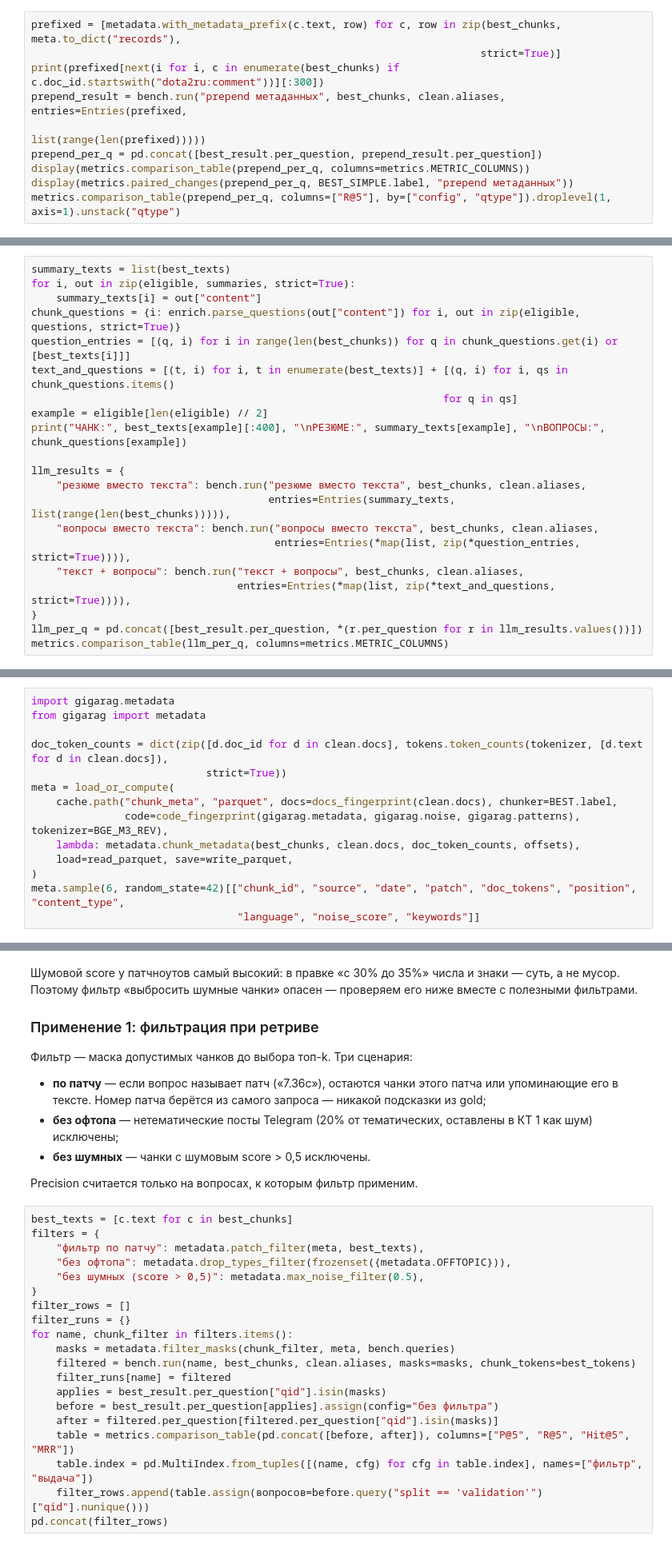
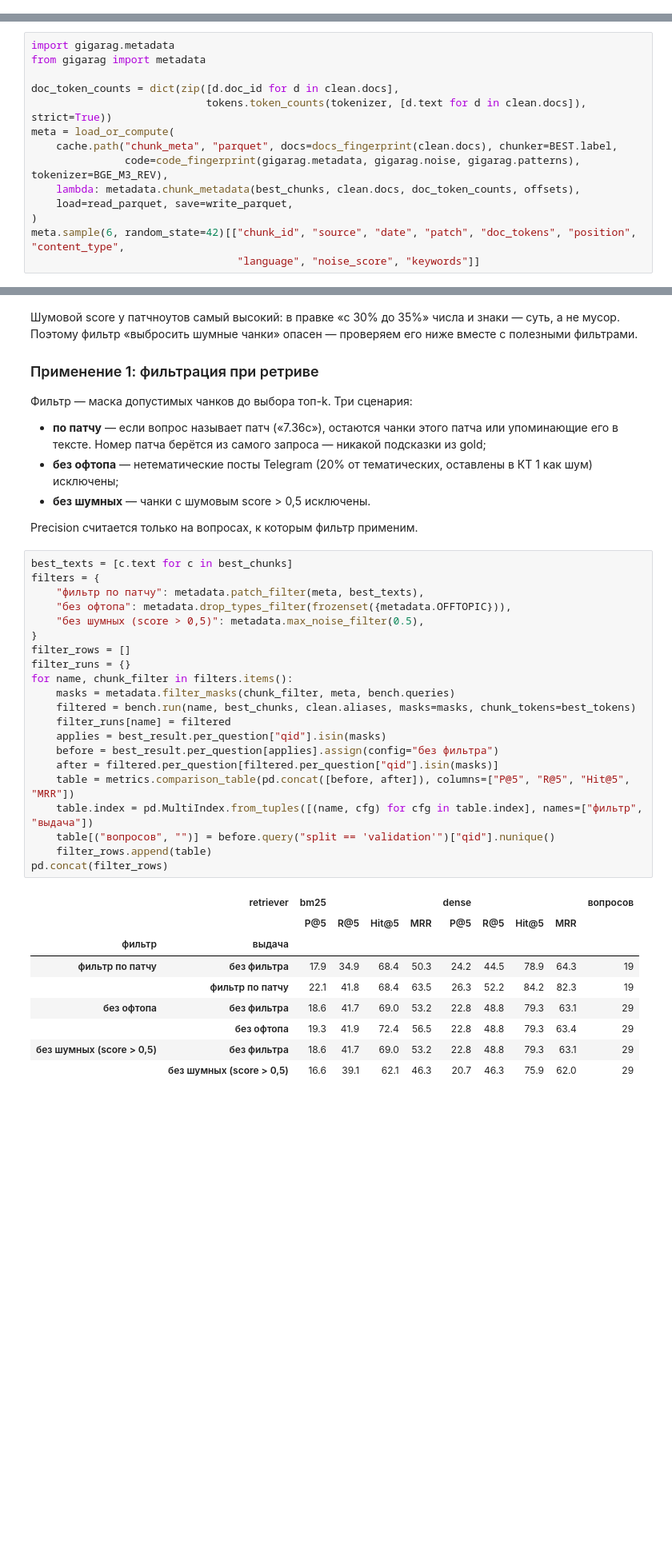
Before and after one commit to dftpnd/gigaschool-rag, a Jupyter notebook: notebooks/kt2_chunking.ipynb, the cells around one changed output, grey strips where cells are left out. Shown at 80% size. Saved outputs shown, nothing was run; the diff lists cells and outputs as text; blank space fills up the shorter version.

```diff
--- a/notebooks/kt2_chunking.ipynb
+++ b/notebooks/kt2_chunking.ipynb
@@ -611,10 +536,0 @@ pd.concat(filter_rows).round(1)
-# %%
-prefixed = [metadata.with_metadata_prefix(c.text, row) for c, row in zip(best_chunks, meta.to_dict("records"),
-                                                                        strict=True)]
-print(prefixed[next(i for i, c in enumerate(best_chunks) if c.doc_id.startswith("dota2ru:comment"))][:300])
-prepend_result = bench.run("prepend метаданных", best_chunks, clean.aliases, entries=Entries(prefixed,
-                                                                                            list(range(len(prefixed)))))
-prepend_per_q = pd.concat([best_result.per_question, prepend_result.per_question])
-display(metrics.comparison_table(prepend_per_q, columns=metrics.METRIC_COLUMNS))
-display(metrics.paired_changes(prepend_per_q, BEST_SIMPLE.label, "prepend метаданных"))
-metrics.comparison_table(prepend_per_q, columns=["R@5"], by=["config", "qtype"]).droplevel(1, axis=1).unstack("qtype")
@@ -668,21 +536,0 @@ llm_cost
-# %%
-summary_texts = list(best_texts)
-for i, out in zip(eligible, summaries, strict=True):
-    summary_texts[i] = out["content"]
-chunk_questions = {i: enrich.parse_questions(out["content"]) for i, out in zip(eligible, questions, strict=True)}
-question_entries = [(q, i) for i in range(len(best_chunks)) for q in chunk_questions.get(i) or [best_texts[i]]]
-text_and_questions = [(t, i) for i, t in enumerate(best_texts)] + [(q, i) for i, qs in chunk_questions.items()
-                                                                  for q in qs]
-example = eligible[len(eligible) // 2]
-print("ЧАНК:", best_texts[example][:400], "\nРЕЗЮМЕ:", summary_texts[example], "\nВОПРОСЫ:", chunk_questions[example])
-
-llm_results = {
-    "резюме вместо текста": bench.run("резюме вместо текста", best_chunks, clean.aliases,
-                                      entries=Entries(summary_texts, list(range(len(best_chunks))))),
-    "вопросы вместо текста": bench.run("вопросы вместо текста", best_chunks, clean.aliases,
-                                       entries=Entries(*map(list, zip(*question_entries, strict=True)))),
-    "текст + вопросы": bench.run("текст + вопросы", best_chunks, clean.aliases,
-                                 entries=Entries(*map(list, zip(*text_and_questions, strict=True)))),
-}
-llm_per_q = pd.concat([best_result.per_question, *(r.per_question for r in llm_results.values())])
-metrics.comparison_table(llm_per_q, columns=metrics.METRIC_COLUMNS)
@@ -758,8 +551,8 @@ final
 import gigarag.metadata
 from gigarag import metadata
 
-doc_token_counts = dict(zip([d.doc_id for d in clean.docs], tokens.token_counts(tokenizer, [d.text for d in clean.docs]),
-                            strict=True))
+doc_token_counts = dict(zip([d.doc_id for d in clean.docs],
+                            tokens.token_counts(tokenizer, [d.text for d in clean.docs]), strict=True))
 meta = load_or_compute(
     cache.path("chunk_meta", "parquet", docs=docs_fingerprint(clean.docs), chunker=BEST.label,
                code=code_fingerprint(gigarag.metadata, gigarag.noise, gigarag.patterns), tokenizer=BGE_M3_REV),
@@ -790,23 +600,34 @@ Precision считается только на вопросах, к которы
 # %%
 best_texts = [c.text for c in best_chunks]
 filters = {
     "фильтр по патчу": metadata.patch_filter(meta, best_texts),
     "без офтопа": metadata.drop_types_filter(frozenset({metadata.OFFTOPIC})),
     "без шумных (score > 0,5)": metadata.max_noise_filter(0.5),
 }
 filter_rows = []
 filter_runs = {}
 for name, chunk_filter in filters.items():
     masks = metadata.filter_masks(chunk_filter, meta, bench.queries)
     filtered = bench.run(name, best_chunks, clean.aliases, masks=masks, chunk_tokens=best_tokens)
     filter_runs[name] = filtered
     applies = best_result.per_question["qid"].isin(masks)
     before = best_result.per_question[applies].assign(config="без фильтра")
     after = filtered.per_question[filtered.per_question["qid"].isin(masks)]
     table = metrics.comparison_table(pd.concat([before, after]), columns=["P@5", "R@5", "Hit@5", "MRR"])
     table.index = pd.MultiIndex.from_tuples([(name, cfg) for cfg in table.index], names=["фильтр", "выдача"])
-    filter_rows.append(table.assign(вопросов=before.query("split == 'validation'")["qid"].nunique()))
+    table[("вопросов", "")] = before.query("split == 'validation'")["qid"].nunique()
+    filter_rows.append(table)
 pd.concat(filter_rows)
+# %% [output]
+|  | retriever | bm25 |  |  |  | dense |  |  |  | вопросов |
+|  |  | P@5 | R@5 | Hit@5 | MRR | P@5 | R@5 | Hit@5 | MRR |  |
+| фильтр | выдача |  |  |  |  |  |  |  |  |  |
+| фильтр по патчу | без фильтра | 17.9 | 34.9 | 68.4 | 50.3 | 24.2 | 44.5 | 78.9 | 64.3 | 19 |
+|  | фильтр по патчу | 22.1 | 41.8 | 68.4 | 63.5 | 26.3 | 52.2 | 84.2 | 82.3 | 19 |
+| без офтопа | без фильтра | 18.6 | 41.7 | 69.0 | 53.2 | 22.8 | 48.8 | 79.3 | 63.1 | 29 |
+|  | без офтопа | 19.3 | 41.9 | 72.4 | 56.5 | 22.8 | 48.8 | 79.3 | 63.4 | 29 |
+| без шумных (score > 0,5) | без фильтра | 18.6 | 41.7 | 69.0 | 53.2 | 22.8 | 48.8 | 79.3 | 63.1 | 29 |
+|  | без шумных (score > 0,5) | 16.6 | 39.1 | 62.1 | 46.3 | 20.7 | 46.3 | 75.9 | 62.0 | 29 |
 # %% [markdown]
 ### Применение 2: метаданные в тексте чанка (prepend)
 
```
Also changed, not shown: parts of 42 cells of this notebook, 2 other files.
